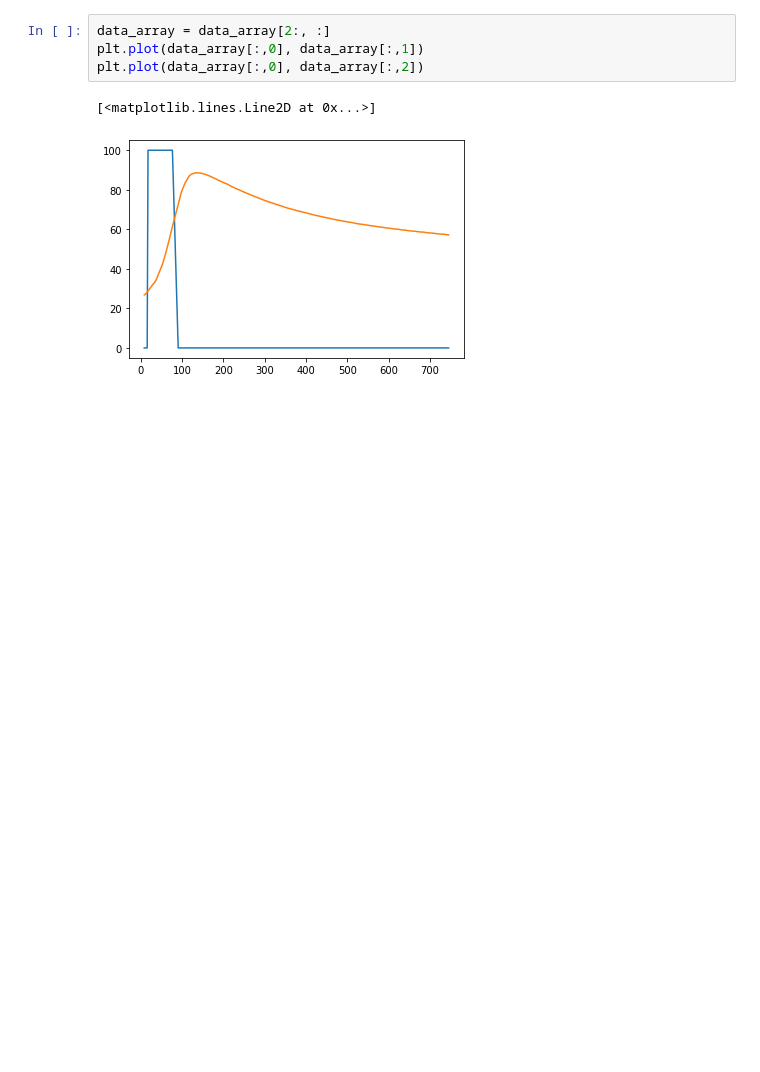
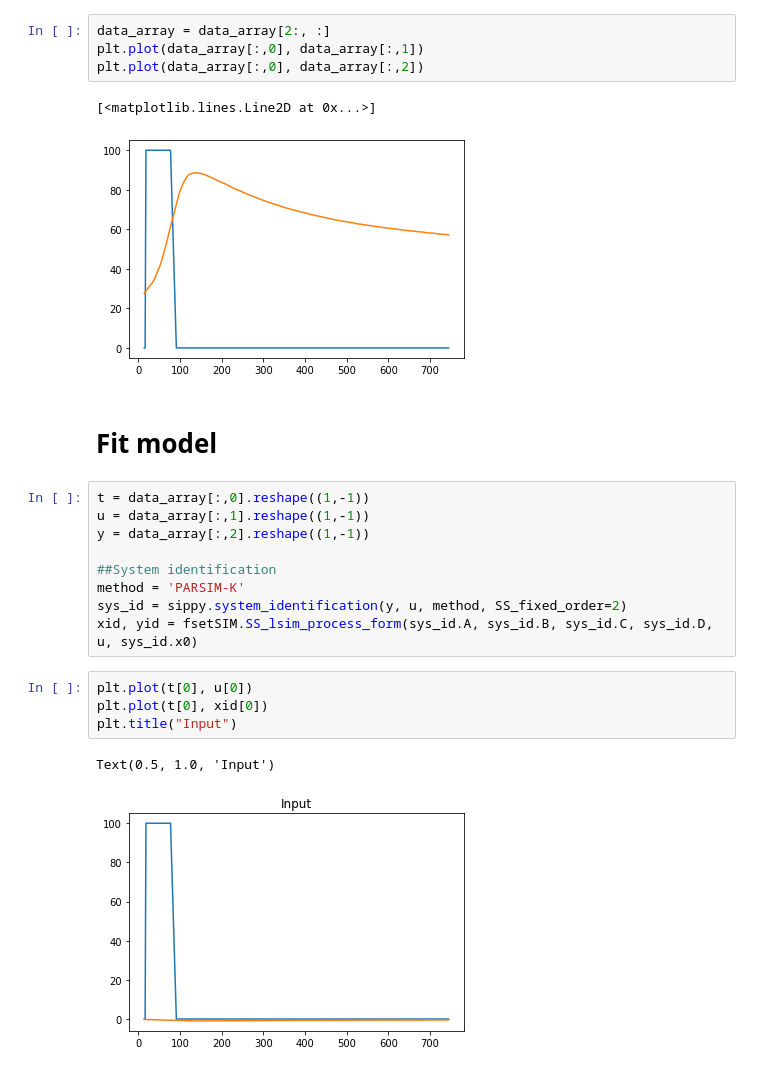
Before and after one commit to willhunt/silvia, a Jupyter notebook: docs/docs/control/assets/Response Analysis.ipynb, the cells around one changed output. Saved outputs shown, nothing was run; the diff lists cells and outputs as text; blank space fills up the shorter version.

```diff
--- a/docs/docs/control/assets/Response Analysis.ipynb
+++ b/docs/docs/control/assets/Response Analysis.ipynb
@@ -46,3 +49,21 @@ plt.plot(data_array[:,0], data_array[:,2])
 # %% [output]
 [<matplotlib.lines.Line2D at 0x...>]
 [figure]
+# %% [markdown]
+# Fit model
+# %%
+t = data_array[:,0].reshape((1,-1))
+u = data_array[:,1].reshape((1,-1))
+y = data_array[:,2].reshape((1,-1))
+
+##System identification
+method = 'PARSIM-K'
+sys_id = sippy.system_identification(y, u, method, SS_fixed_order=2)
+xid, yid = fsetSIM.SS_lsim_process_form(sys_id.A, sys_id.B, sys_id.C, sys_id.D, u, sys_id.x0)
+# %%
+plt.plot(t[0], u[0])
+plt.plot(t[0], xid[0])
+plt.title("Input")
+# %% [output]
+Text(0.5, 1.0, 'Input')
+[figure, added]
```
Also changed, not shown: parts of 3 cells of this notebook, 6 other files.
